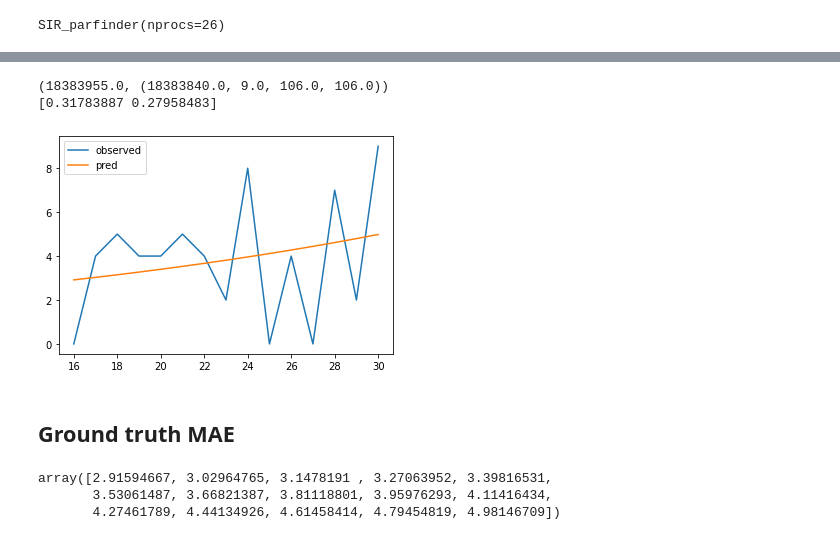
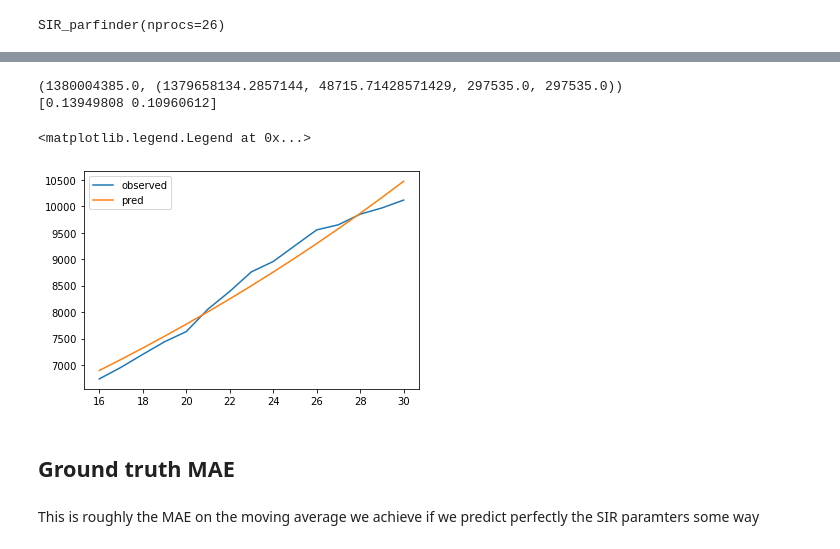
Before and after one commit to riccardoscheda/Bologna-Against-COVID, a Jupyter notebook: personal/FD/SIR_parameters.ipynb, the cells around one changed output, grey strips where cells are left out. Cells and saved outputs as stored; diff of their text form; code cells hidden in the pictures.

```diff
--- a/personal/FD/SIR_parameters.ipynb
+++ b/personal/FD/SIR_parameters.ipynb
@@ -96,7 +97,7 @@ adj_cols_fixed=[ 'PastCases','Population',
 adj_cols_time=['TemperatureC']
 
 
-cases_col = ['NewCases']
+cases_col = ['MA']
 npi_cols = ['C1_School closing',
             'C2_Workplace closing',
             'C3_Cancel public events',
@@ -113,9 +114,6 @@ npi_cols = ['C1_School closing',
 # Fill also missing CONFIRMED case values by interpolation and setting NaNs to 0
 df.update(df.groupby('GeoID').ConfirmedCases.apply(
     lambda group: group.interpolate()).fillna(0))
-# %%
-df=add_population_data(df)
-df=add_temp(df)
 # %%
 df['PastCases']=df.ConfirmedCases.values
 # %%
@@ -182,12 +180,12 @@ H3_Contact tracing                                      42600
 H6_Facial Coverings                                     42600
 dtype: int64
 # %%
-df.loc[df.NewCases<0,'NewCases']=0
+df.loc[df.MA<0,'MA']=0
 # %%
 lookback_days=30
 infection_days=7
 
-X_samples, y_samples= skl_format(df,cases_col,adj_cols_fixed,adj_cols_time,npi_cols,lookback_days)
+X_samples, y_samples= skl_format(df,True,lookback_days,adj_cols_fixed,adj_cols_time)
 print(X_samples.shape)
 print(y_samples.shape)
 # %% [output]
@@ -222,24 +221,20 @@ if not np.isnan(pars[0]):
 # %%
 i=random.randint(0,X_test.shape[0])
 
 X_i=X_test[i,:]
 pars=Sreg.predict(X_i.reshape(-1,1))
 print(Sreg.row_initial_conditions(X_i))
 print(pars)
-if not np.isnan(pars[0]):
-    y_pred_cases=Sreg.row_predict(X_i,pars)
-    plt.plot(Sreg.time_integ[1:],Sreg.row_observed_cases(X_i),label='observed')
-    plt.plot(Sreg.time_integ[1:],y_pred_cases,label='pred')
-    plt.legend()
+y_pred_cases=Sreg.row_predict(X_i,pars)
+plt.plot(Sreg.time_integ[1:],Sreg.row_observed_cases(X_i),label='observed')
+plt.plot(Sreg.time_integ[1:],y_pred_cases,label='pred')
+plt.legend()
 # %% [output]
-(18383955.0, (18383840.0, 9.0, 106.0, 106.0))
-[0.31783887 0.27958483]
+(1380004385.0, (1379658134.2857144, 48715.71428571429, 297535.0, 297535.0))
+[0.13949808 0.10960612]
+<matplotlib.legend.Legend at 0x...>
-[figure, old version]
+[figure, new version]
 # %% [markdown]
 ## Ground truth MAE
-# %%
-y_pred=[Sreg.row_predict(X_samples[i,:])]
-# %% [output]
-array([2.91594667, 3.02964765, 3.1478191 , 3.27063952, 3.39816531,
-       3.53061487, 3.66821387, 3.81118801, 3.95976293, 4.11416434,
-       4.27461789, 4.44134926, 4.61458414, 4.79454819, 4.98146709])
+# %% [markdown]
+This is roughly the MAE on the moving average we achieve if we predict perfectly the SIR paramters some way
```
Also changed, not shown: parts of 7 cells of this notebook, 2 other files.
